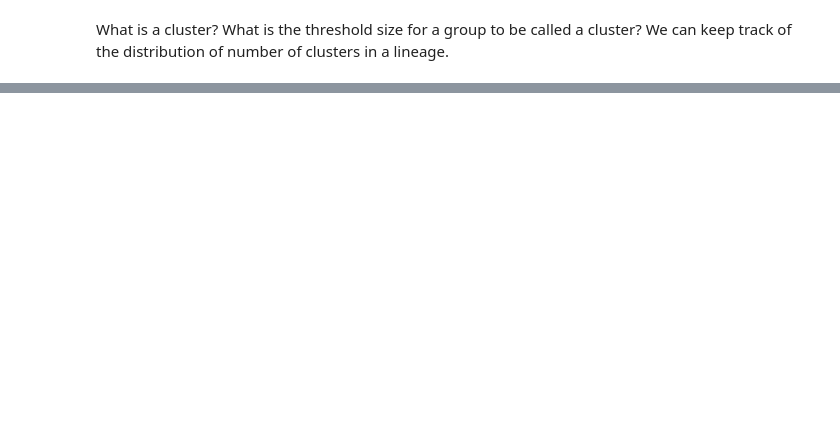
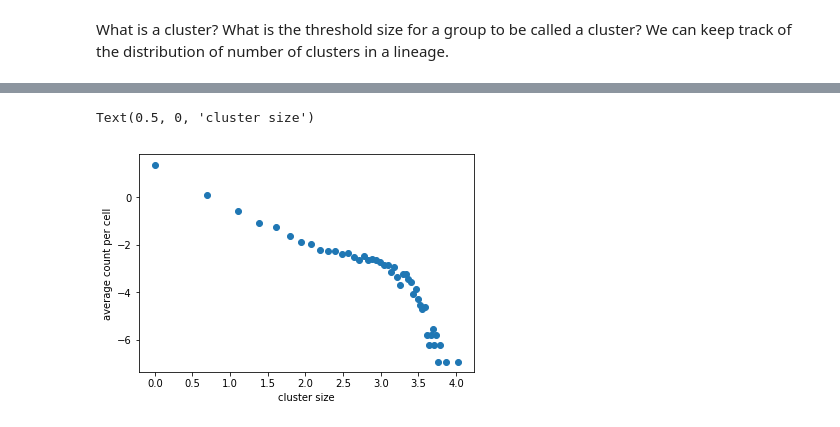
Before and after one commit to mvcortez/Plasmids, a Jupyter notebook: Single_lineage_cluster_memory.ipynb, the cells around one changed output, grey strips where cells are left out. Cells and saved outputs as stored; diff of their text form; code cells hidden in the pictures; blank space fills up the shorter version.

```diff
--- a/Single_lineage_cluster_memory.ipynb
+++ b/Single_lineage_cluster_memory.ipynb
@@ -209,0 +240,8 @@ y
+# %%
+zz = z[1:last+1]/len(c_num)
+plt.scatter(np.log(np.arange(1,last+1)),np.log(z[1:last+1]/len(c_num)))
+plt.ylabel('average count per cell')
+plt.xlabel('cluster size')
+# %% [output]
+Text(0.5, 0, 'cluster size')
+[figure, added]
```
Also changed, not shown: parts of 12 cells of this notebook, 2 other files.
